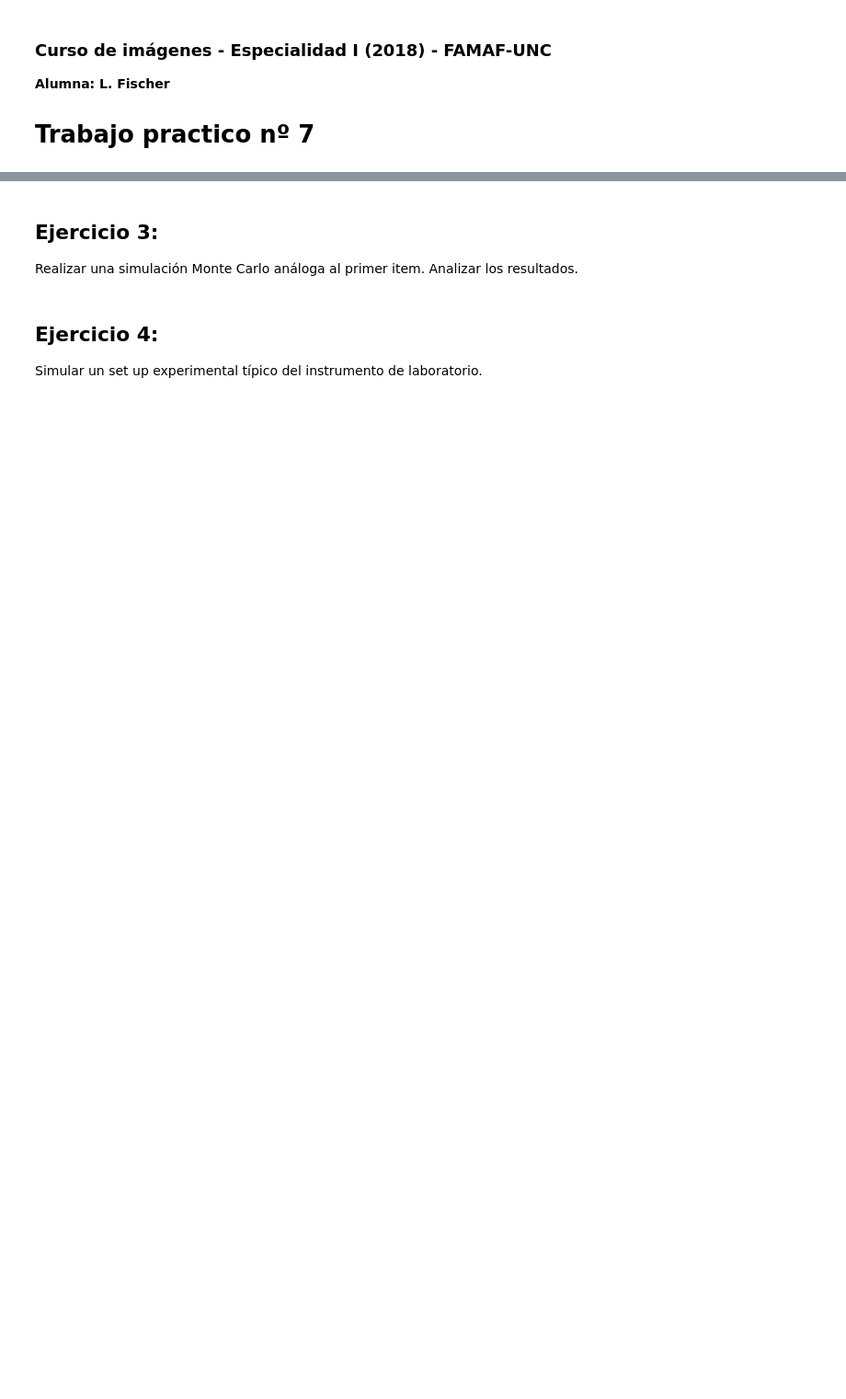
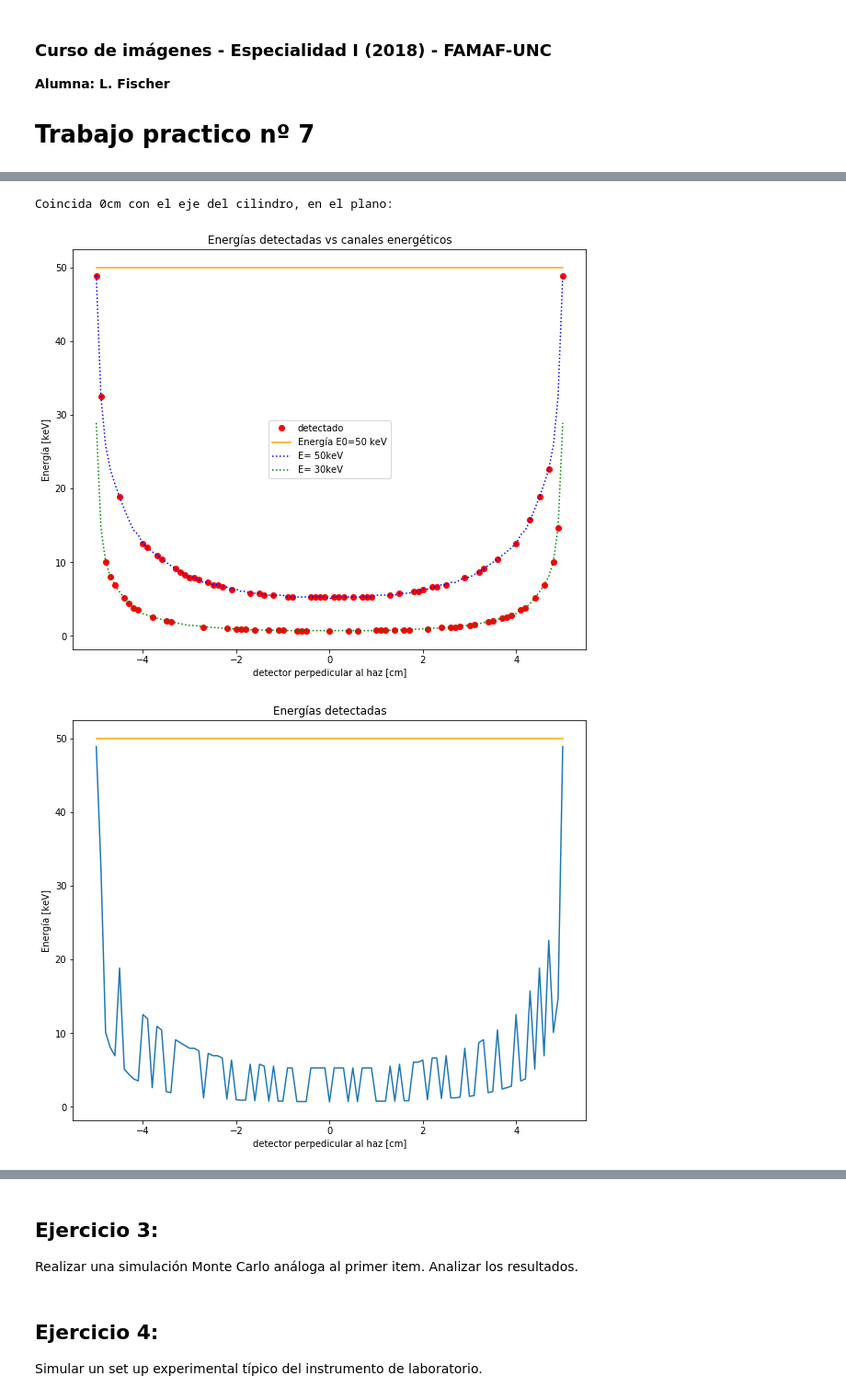
Before and after one commit to pap84/cim-practicos, a Jupyter notebook: larisa/Practico 7.ipynb, the cells around one changed output, grey strips where cells are left out. Shown at 92% size. Saved outputs shown, nothing was run; the diff lists cells and outputs as text; code cells hidden in the pictures; blank space fills up the shorter version.

```diff
--- a/larisa/Practico 7.ipynb
+++ b/larisa/Practico 7.ipynb
@@ -52,0 +168,54 @@ los resultados obtenidos.
+# %%
+#Pongo un detecto que sera un vector
+vec_detect = np.zeros(N)
+suma = np.zeros(N)
+
+for j in range(N):
+    suma[j] = np.sum(matriz_espacio[j,:])
+
+for i in range(N):
+    #Sorteo la posibilidad de que el haz sea de 50 keV o 30 keV:
+    sorteo = np.random.rand()
+    if sorteo <= 0.5:
+        mu= mu0
+        E= E0
+    else:
+        mu= mu1
+        E= E1
+
+    vec_detect[i] = E* np.exp(- mu * suma[i] * Delta_x)
+
+
+#Parametros para un gráfico auxiliar:
+vec_aux30 = E1* np.exp(- mu1 * suma * Delta_x)
+
+#GRAFICO lo obtenico en el detector:
+print(u'Coincida 0cm con el eje del cilindro, en el plano:')
+
+ejex = np.arange(N)/10. - 5.
+
+fig1 = plt.figure(figsize=(10,8))
+
+p1= plt.plot(ejex, vec_detect, 'ro', label='detectado')
+p2=plt.plot([-5,5], [50,50], color='orange',label= 'Energía E0=50 keV')
+p3= plt.plot(ejex, vec_aux50, 'b:' ,label='E= 50keV')
+p4=plt.plot(ejex, vec_aux30, 'g:' ,label='E= 30keV')
+plt.xlabel(u'detector perpedicular al haz [cm]')
+plt.ylabel(u'Energía [keV]')
+plt.legend()
+plt.title(u'Energías detectadas vs canales energéticos')
+
+fig2 = plt.figure(figsize=(10,8))
+
+p1= plt.plot(ejex, vec_detect)
+p2=plt.plot([-5,5], [50,50], color='orange',label= 'Energía E0=50 keV')
+plt.xlabel(u'detector perpedicular al haz [cm]')
+plt.ylabel(u'Energía [keV]')
+plt.title(u'Energías detectadas')
+
+
+plt.show()
+# %% [output]
+Coincida 0cm con el eje del cilindro, en el plano:
+[figure, added]
+[figure, added]
```
Also changed, not shown: parts of 12 cells of this notebook, 4 other files.
